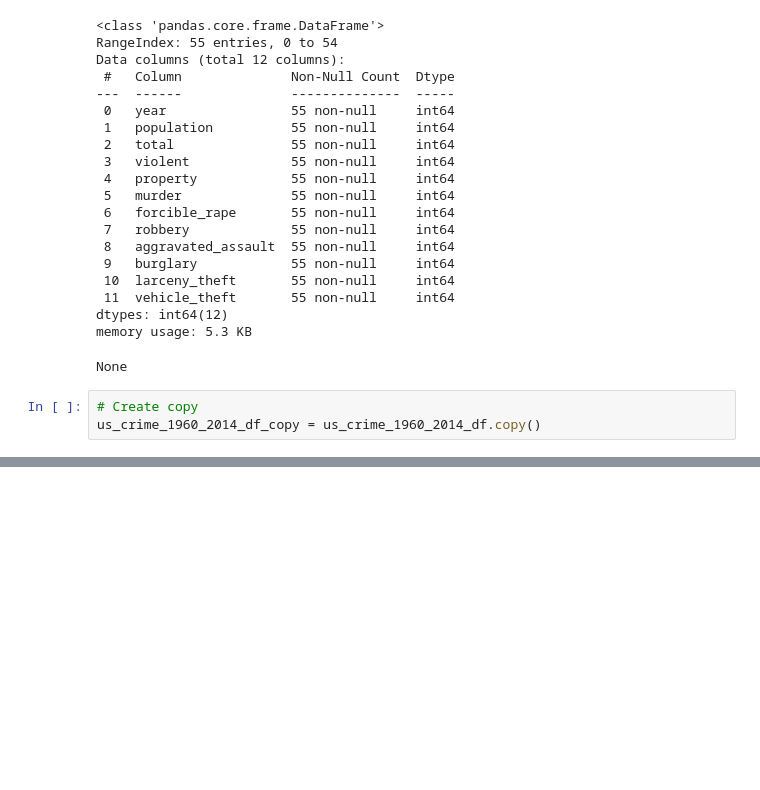
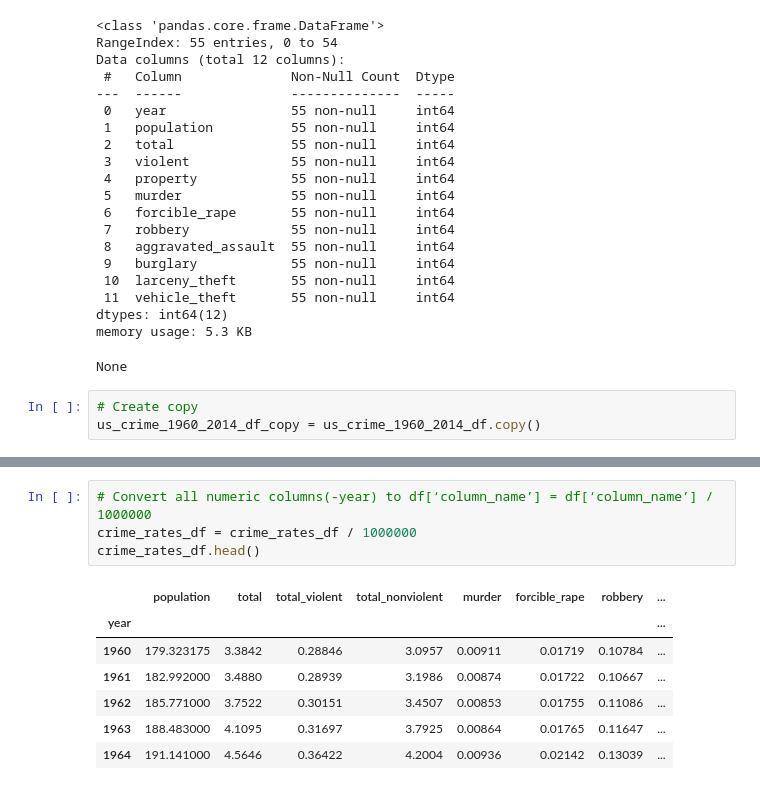
Before and after one commit to kkruel8100/Crime-Analysis, a Jupyter notebook: US_Crime_Rates_1960_2014.ipynb, the cells around one changed output, grey strips where cells are left out. Drawn from its saved outputs; the diff is of its cells as text; blank space fills up the shorter version.

```diff
--- a/US_Crime_Rates_1960_2014.ipynb
+++ b/US_Crime_Rates_1960_2014.ipynb
@@ -56,0 +81,12 @@ us_crime_1960_2014_df_copy = us_crime_1960_2014_df.copy()
+# %%
+# Convert all numeric columns(-year) to df[‘column_name’] = df[‘column_name’] / 1000000
+crime_rates_df = crime_rates_df / 1000000
+crime_rates_df.head()
+# %% [output]
+|  | population | total | total_violent | total_nonviolent | murder | forcible_rape | robbery | ... |
+| year |  |  |  |  |  |  |  | ... |
+| 1960 | 179.323175 | 3.3842 | 0.28846 | 3.0957 | 0.00911 | 0.01719 | 0.10784 | ... |
+| 1961 | 182.992000 | 3.4880 | 0.28939 | 3.1986 | 0.00874 | 0.01722 | 0.10667 | ... |
+| 1962 | 185.771000 | 3.7522 | 0.30151 | 3.4507 | 0.00853 | 0.01755 | 0.11086 | ... |
+| 1963 | 188.483000 | 4.1095 | 0.31697 | 3.7925 | 0.00864 | 0.01765 | 0.11647 | ... |
+| 1964 | 191.141000 | 4.5646 | 0.36422 | 4.2004 | 0.00936 | 0.02142 | 0.13039 | ... |
```
Also changed, not shown: parts of 21 cells of this notebook, 1 other file.
